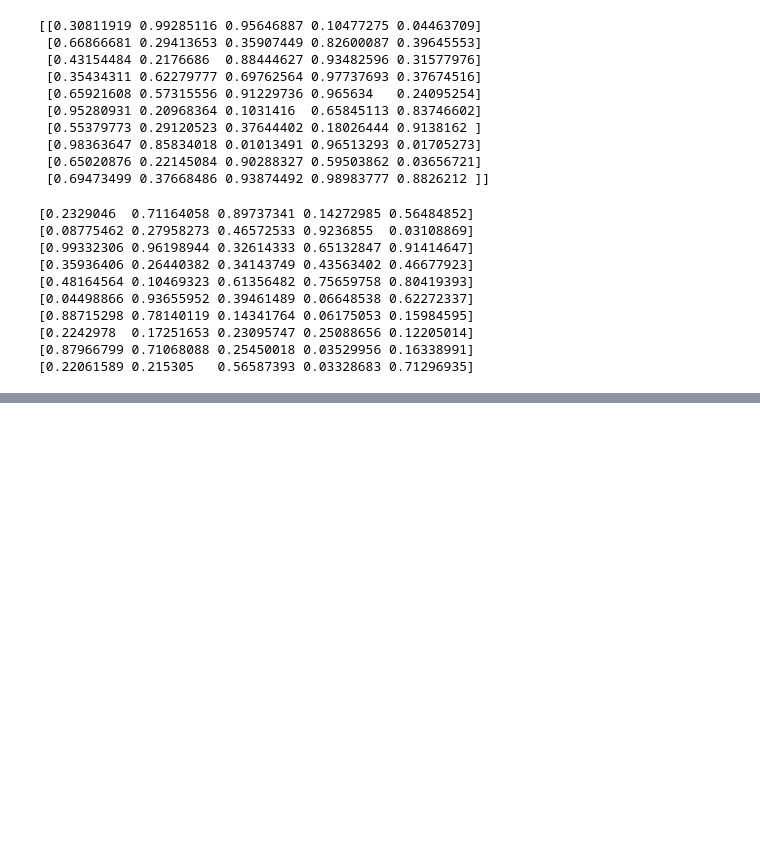
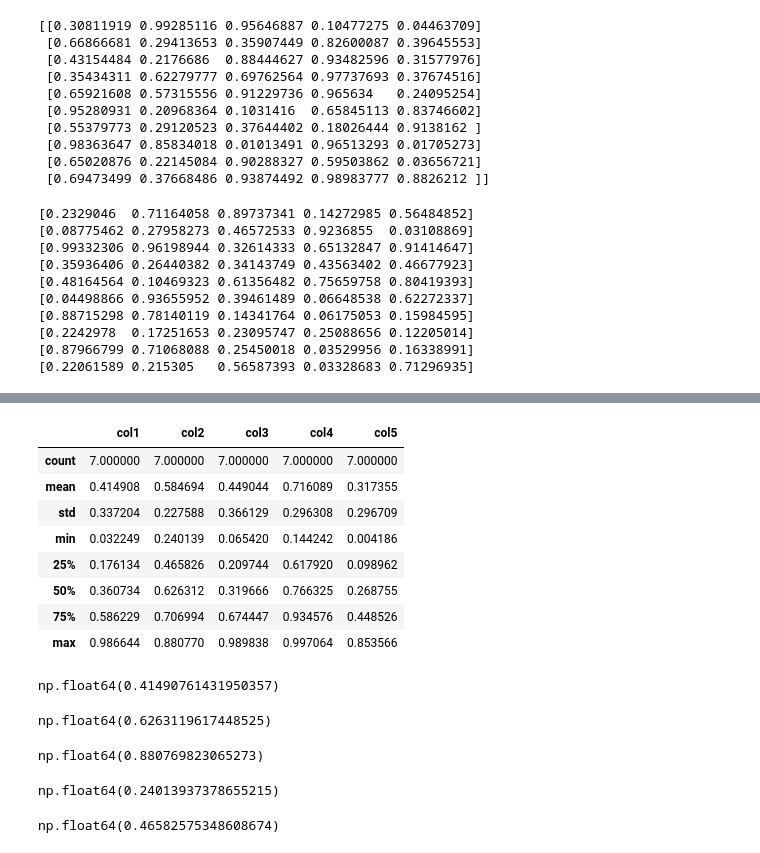
Before and after one commit to Md-Maruf-1727/LearningPractices, a Jupyter notebook: Pandas/Pandas1.ipynb, the cells around one changed output, grey strips where cells are left out. Saved outputs shown, nothing was run; the diff lists cells and outputs as text; code cells hidden in the pictures; blank space fills up the shorter version.

```diff
--- a/Pandas/Pandas1.ipynb
+++ b/Pandas/Pandas1.ipynb
@@ -535,0 +712,32 @@ TypeError: only integer scalar arrays can be converted to a scalar index
+# %%
+daf4.describe()
+# %% [output]
+|  | col1 | col2 | col3 | col4 | col5 |
+| count | 7.000000 | 7.000000 | 7.000000 | 7.000000 | 7.000000 |
+| mean | 0.414908 | 0.584694 | 0.449044 | 0.716089 | 0.317355 |
+| std | 0.337204 | 0.227588 | 0.366129 | 0.296308 | 0.296709 |
+| min | 0.032249 | 0.240139 | 0.065420 | 0.144242 | 0.004186 |
+| 25% | 0.176134 | 0.465826 | 0.209744 | 0.617920 | 0.098962 |
+| 50% | 0.360734 | 0.626312 | 0.319666 | 0.766325 | 0.268755 |
+| 75% | 0.586229 | 0.706994 | 0.674447 | 0.934576 | 0.448526 |
+| max | 0.986644 | 0.880770 | 0.989838 | 0.997064 | 0.853566 |
+# %%
+daf4['col1'].mean()
+# %% [output]
+np.float64(0.41490761431950357)
+# %%
+daf4['col2'].median()
+# %% [output]
+np.float64(0.6263119617448525)
+# %%
+daf4['col2'].max()
+# %% [output]
+np.float64(0.880769823065273)
+# %%
+daf4['col2'].min()
+# %% [output]
+np.float64(0.24013937378655215)
+# %%
+daf4['col2'].quantile(.25)
+# %% [output]
+np.float64(0.46582575348608674)
```
Also changed, not shown: parts of 17 cells of this notebook.
